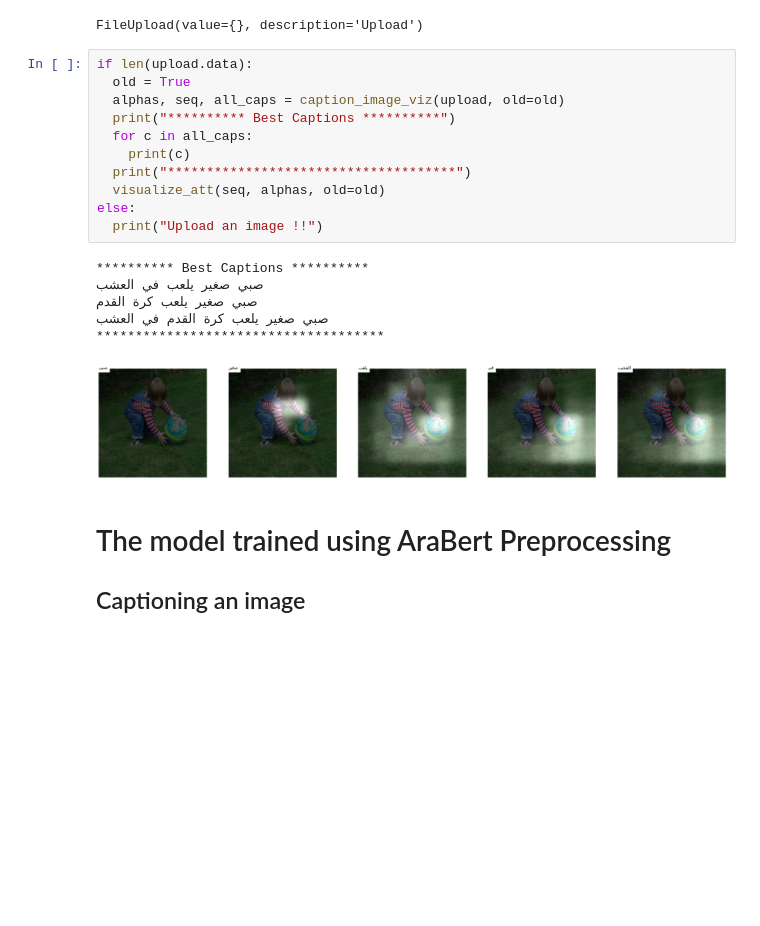
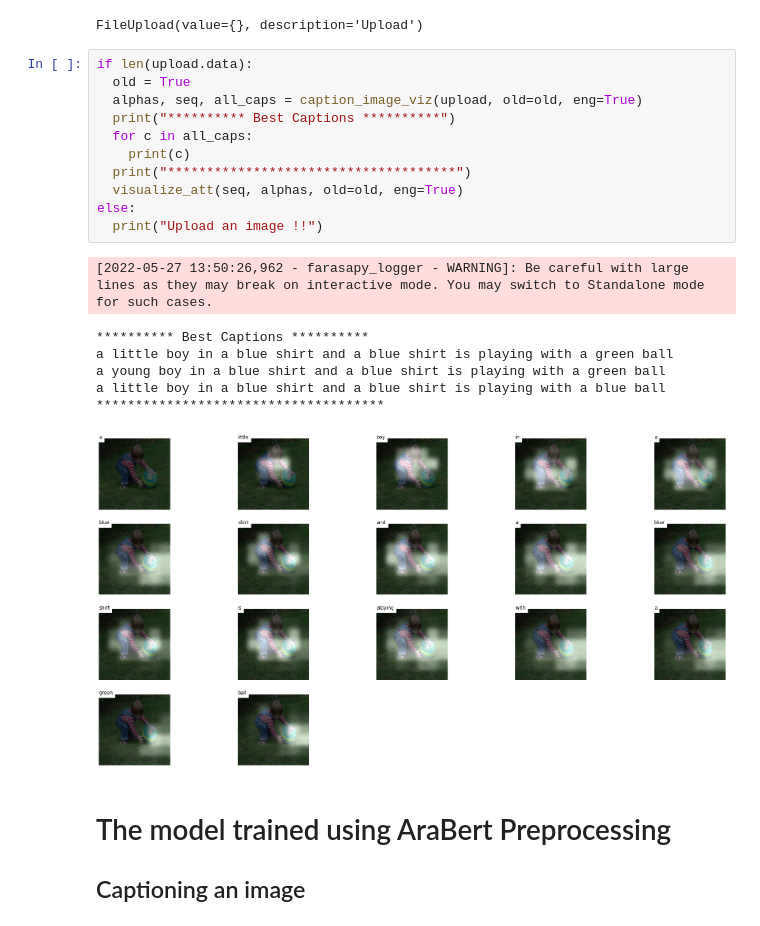
Before and after one commit to moaaztaha/Arabic-Image-Captioning-Demo, a Jupyter notebook: Demo_notebook.ipynb, the cells around one changed output. Drawn from its saved outputs; the diff is of its cells as text; blank space fills up the shorter version.

```diff
--- a/Demo_notebook.ipynb
+++ b/Demo_notebook.ipynb
@@ -80,21 +86,22 @@ FileUpload(value={}, description='Upload')
 # %%
 if len(upload.data):
   old = True
-  alphas, seq, all_caps = caption_image_viz(upload, old=old)
+  alphas, seq, all_caps = caption_image_viz(upload, old=old, eng=True)
   print("********** Best Captions **********")
   for c in all_caps:
     print(c)
   print("*************************************")
-  visualize_att(seq, alphas, old=old)
+  visualize_att(seq, alphas, old=old, eng=True)
 else:
   print("Upload an image !!")
 # %% [output]
-********** Best Captions **********
-صبي صغير يلعب في العشب
-صبي صغير يلعب كرة القدم
-صبي صغير يلعب كرة القدم في العشب
-*************************************
+[2022-05-27 13:50:26,962 - farasapy_logger - WARNING]: Be careful with large lines as they may break on interactive mode. You may switch to Standalone mode for such cases.
+********** Best Captions **********
+a little boy in a blue shirt and a blue shirt is playing with a green ball
+a young boy in a blue shirt and a blue shirt is playing with a green ball
+a little boy in a blue shirt and a blue shirt is playing with a blue ball
+*************************************
-[figure, old version]
+[figure, new version]
 # %% [markdown]
 # The model trained using AraBert Preprocessing
 ## Captioning an image
```
Also changed, not shown: parts of 4 cells of this notebook.
